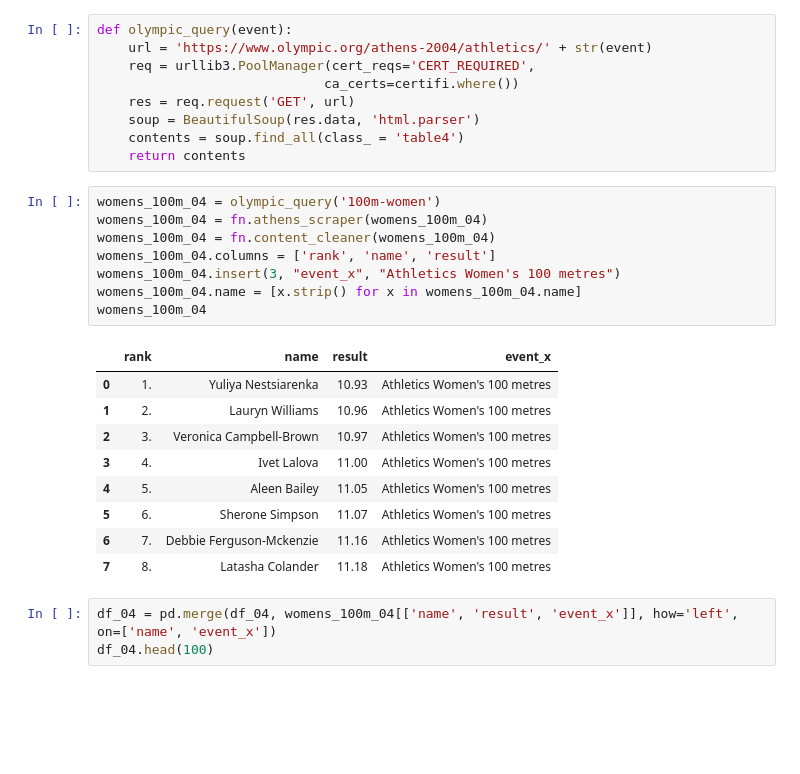
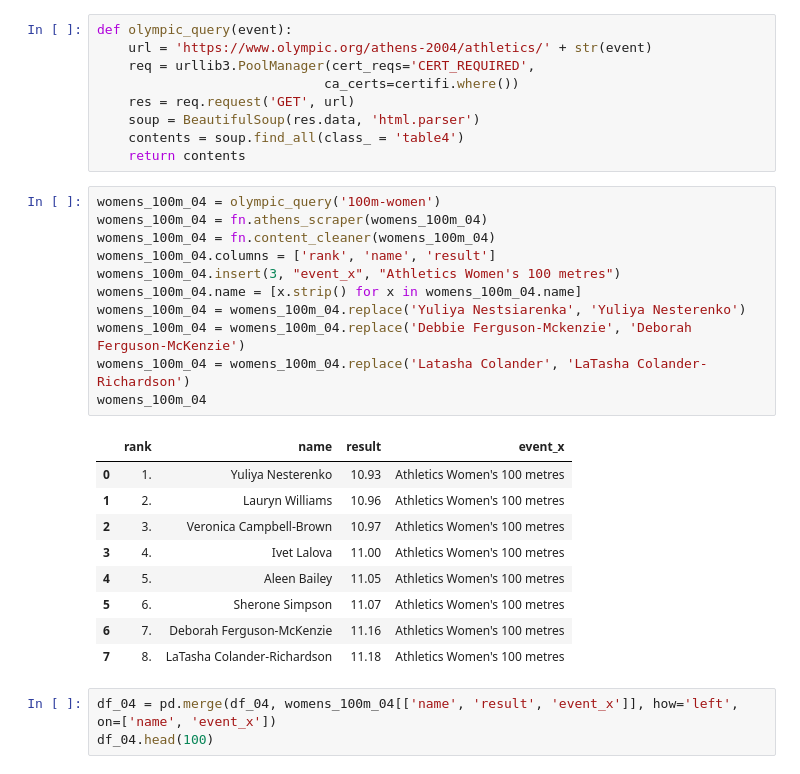
Before and after one commit to jwong853/Olympic_PED_use, a Jupyter notebook: notebooks/Untitled.ipynb, the cells around one changed output. Saved outputs shown, nothing was run; the diff lists cells and outputs as text; blank space fills up the shorter version.

Commit message:
added 100m dataframes

```diff
--- a/notebooks/Untitled.ipynb
+++ b/notebooks/Untitled.ipynb
@@ -203,21 +203,24 @@ def olympic_query(event):
 # %%
 womens_100m_04 = olympic_query('100m-women')
 womens_100m_04 = fn.athens_scraper(womens_100m_04)
 womens_100m_04 = fn.content_cleaner(womens_100m_04)
 womens_100m_04.columns = ['rank', 'name', 'result']
 womens_100m_04.insert(3, "event_x", "Athletics Women's 100 metres")
 womens_100m_04.name = [x.strip() for x in womens_100m_04.name]
+womens_100m_04 = womens_100m_04.replace('Yuliya Nestsiarenka', 'Yuliya Nesterenko')
+womens_100m_04 = womens_100m_04.replace('Debbie Ferguson-Mckenzie', 'Deborah Ferguson-McKenzie')
+womens_100m_04 = womens_100m_04.replace('Latasha Colander', 'LaTasha Colander-Richardson')
 womens_100m_04
 # %% [output]
 |  | rank | name | result | event_x |
-| 0 | 1. | Yuliya Nestsiarenka | 10.93 | Athletics Women's 100 metres |
+| 0 | 1. | Yuliya Nesterenko | 10.93 | Athletics Women's 100 metres |
 | 1 | 2. | Lauryn Williams | 10.96 | Athletics Women's 100 metres |
 | 2 | 3. | Veronica Campbell-Brown | 10.97 | Athletics Women's 100 metres |
 | 3 | 4. | Ivet Lalova | 11.00 | Athletics Women's 100 metres |
 | 4 | 5. | Aleen Bailey | 11.05 | Athletics Women's 100 metres |
 | 5 | 6. | Sherone Simpson | 11.07 | Athletics Women's 100 metres |
-| 6 | 7. | Debbie Ferguson-Mckenzie | 11.16 | Athletics Women's 100 metres |
-| 7 | 8. | Latasha Colander | 11.18 | Athletics Women's 100 metres |
+| 6 | 7. | Deborah Ferguson-McKenzie | 11.16 | Athletics Women's 100 metres |
+| 7 | 8. | LaTasha Colander-Richardson | 11.18 | Athletics Women's 100 metres |
 # %%
 df_04 = pd.merge(df_04, womens_100m_04[['name', 'result', 'event_x']], how='left', on=['name', 'event_x'])
 df_04.head(100)
```
Also changed, not shown: parts of 7 cells of this notebook.
